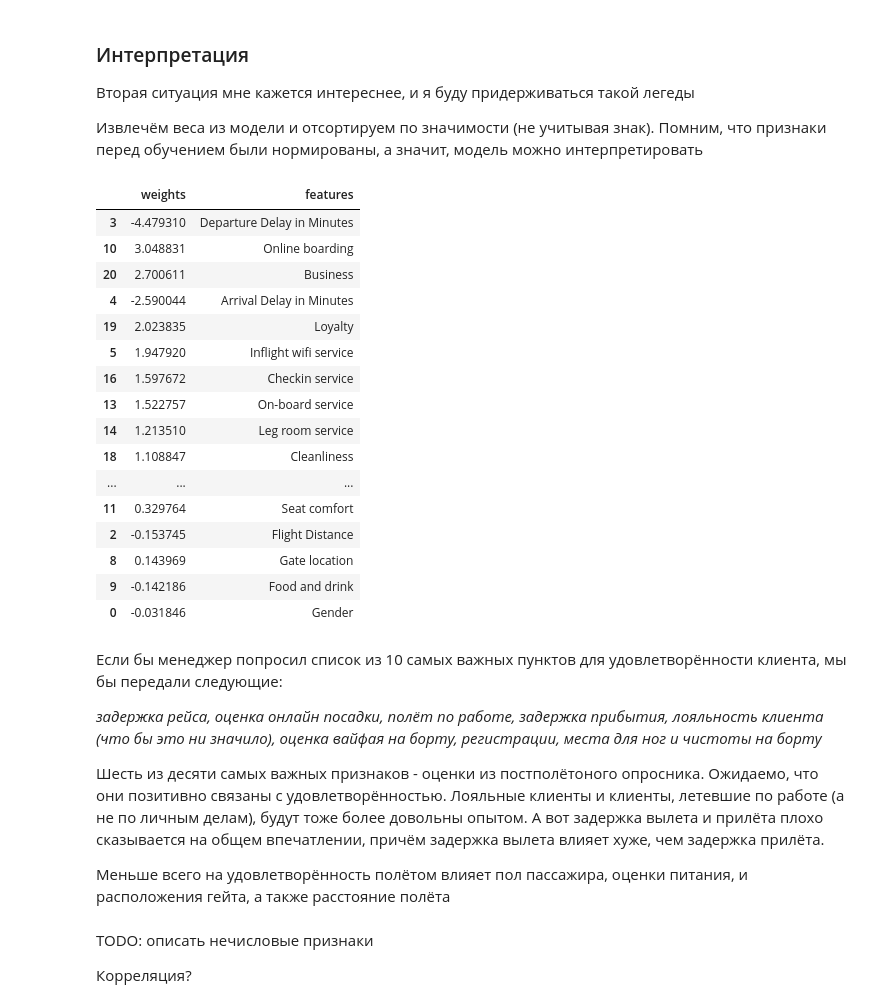
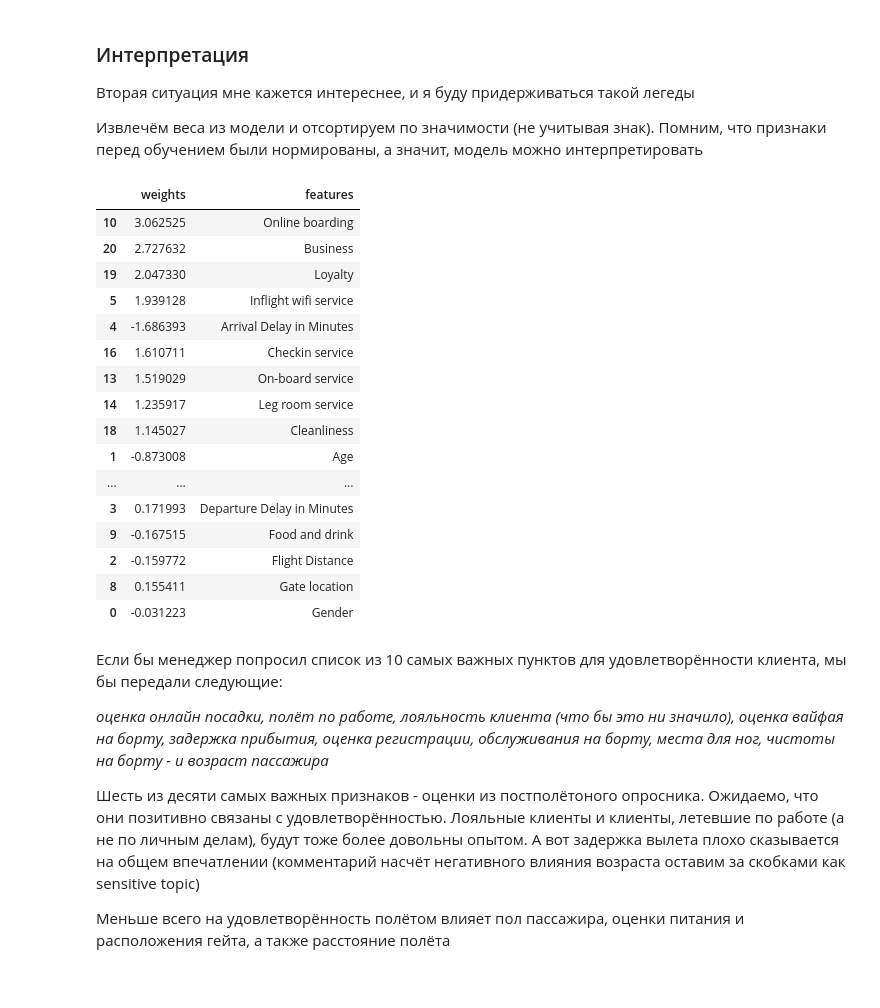
Before and after one commit to alla-g/ml_bootcamp_hw, a Jupyter notebook: Flight_satisfaction.ipynb, the cells around one changed output. Cells and saved outputs as stored; diff of their text form; code cells hidden in the pictures.

```diff
--- a/Flight_satisfaction.ipynb
+++ b/Flight_satisfaction.ipynb
@@ -465,35 +504,32 @@ plt.show()
 
 Извлечём веса из модели и отсортируем по значимости (не учитывая знак). Помним, что признаки перед обучением были нормированы, а значит, модель можно интерпретировать
 # %%
-importances = pd.DataFrame({'weights': model.coef_[0], 'features': X_train.columns}).sort_values(by='weights')
-importances.sort_values(by='weights', key=abs, ascending=False)
+importances = pd.DataFrame({'weights': model.coef_[0], 'features': X_train.columns})
+importances.sort_values(by='weights', key=abs, ascending=False, inplace=True)
+importances
 # %% [output]
 |  | weights | features |
-| 3 | -4.479310 | Departure Delay in Minutes |
-| 10 | 3.048831 | Online boarding |
-| 20 | 2.700611 | Business |
-| 4 | -2.590044 | Arrival Delay in Minutes |
-| 19 | 2.023835 | Loyalty |
-| 5 | 1.947920 | Inflight wifi service |
-| 16 | 1.597672 | Checkin service |
-| 13 | 1.522757 | On-board service |
-| 14 | 1.213510 | Leg room service |
-| 18 | 1.108847 | Cleanliness |
+| 10 | 3.062525 | Online boarding |
+| 20 | 2.727632 | Business |
+| 19 | 2.047330 | Loyalty |
+| 5 | 1.939128 | Inflight wifi service |
+| 4 | -1.686393 | Arrival Delay in Minutes |
+| 16 | 1.610711 | Checkin service |
+| 13 | 1.519029 | On-board service |
+| 14 | 1.235917 | Leg room service |
+| 18 | 1.145027 | Cleanliness |
+| 1 | -0.873008 | Age |
 | ... | ... | ... |
-| 11 | 0.329764 | Seat comfort |
-| 2 | -0.153745 | Flight Distance |
-| 8 | 0.143969 | Gate location |
-| 9 | -0.142186 | Food and drink |
-| 0 | -0.031846 | Gender |
+| 3 | 0.171993 | Departure Delay in Minutes |
+| 9 | -0.167515 | Food and drink |
+| 2 | -0.159772 | Flight Distance |
+| 8 | 0.155411 | Gate location |
+| 0 | -0.031223 | Gender |
 # %% [markdown]
 Если бы менеджер попросил список из 10 самых важных пунктов для удовлетворённости клиента, мы бы передали следующие:
 
-*задержка рейса, оценка онлайн посадки, полёт по работе, задержка прибытия, лояльность клиента (что бы это ни значило), оценка вайфая на борту, регистрации, места для ног и чистоты на борту*
+*оценка онлайн посадки, полёт по работе, лояльность клиента (что бы это ни значило), оценка вайфая на борту, задержка прибытия, оценка регистрации, обслуживания на борту, места для ног, чистоты на борту - и возраст пассажира*
 
-Шесть из десяти самых важных признаков - оценки из постполётоного опросника. Ожидаемо, что они позитивно связаны с удовлетворённостью. Лояльные клиенты и клиенты, летевшие по работе (а не по личным делам), будут тоже более довольны опытом. А вот задержка вылета и прилёта плохо сказывается на общем впечатлении, причём задержка вылета влияет хуже, чем задержка прилёта.
+Шесть из десяти самых важных признаков - оценки из постполётоного опросника. Ожидаемо, что они позитивно связаны с удовлетворённостью. Лояльные клиенты и клиенты, летевшие по работе (а не по личным делам), будут тоже более довольны опытом. А вот задержка вылета плохо сказывается на общем впечатлении (комментарий насчёт негативного влияния возраста оставим за скобками как sensitive topic)
 
-Меньше всего на удовлетворённость полётом влияет пол пассажира, оценки питания, и расположения гейта, а также расстояние полёта
+Меньше всего на удовлетворённость полётом влияет пол пассажира, оценки питания и расположения гейта, а также расстояние полёта
-# %% [markdown]
-TODO: описать нечисловые признаки
-
-Корреляция?
```
Also changed, not shown: parts of 6 cells of this notebook.
